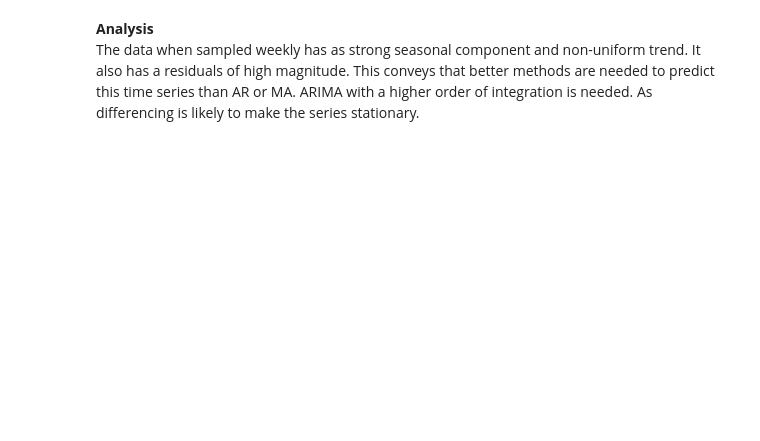
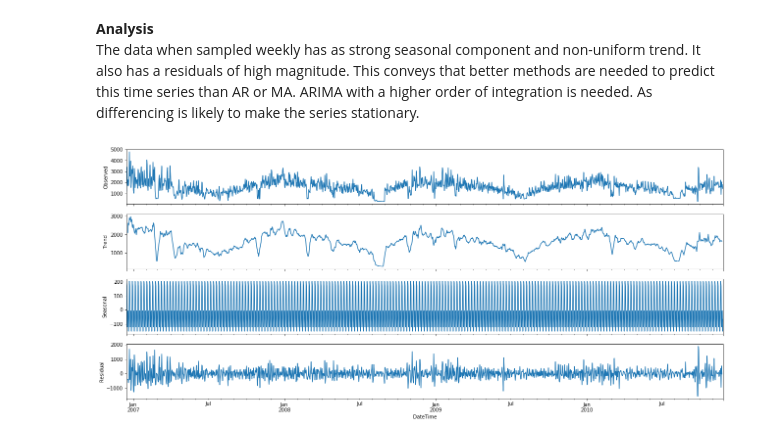
Before and after one commit to midsterx/Analysis-Prediction-Clustering-on-Power-Consumption, a Jupyter notebook: analysis/basicAnalysis.ipynb, the cells around one changed output. Cells and saved outputs as stored; diff of their text form; code cells hidden in the pictures; blank space fills up the shorter version.

```diff
--- a/analysis/basicAnalysis.ipynb
+++ b/analysis/basicAnalysis.ipynb
@@ -35,3 +37,14 @@ plt.show()
 **Analysis**
 <br>
 The data when sampled weekly has as strong seasonal component and non-uniform trend. It also has a residuals of high magnitude. This conveys that better methods are needed to predict this time series than AR or MA. ARIMA with a higher order of integration is needed. As differencing is likely to make the series stationary.
+# %%
+dailyData = pd.read_csv("../../dataset/dailyData.csv", infer_datetime_format = True,  parse_dates=['DateTime'], index_col = ['DateTime'])
+dailyGAP = dailyData['Global_active_power']
+
+rcParams['figure.figsize'] = 18,8
+
+decomposition = sm.tsa.seasonal_decompose(dailyGAP, model='additive')
+fig = decomposition.plot()
+plt.show()
+# %% [output]
+[figure, added]
```
Also changed, not shown: parts of 5 cells of this notebook, 3 other files.
